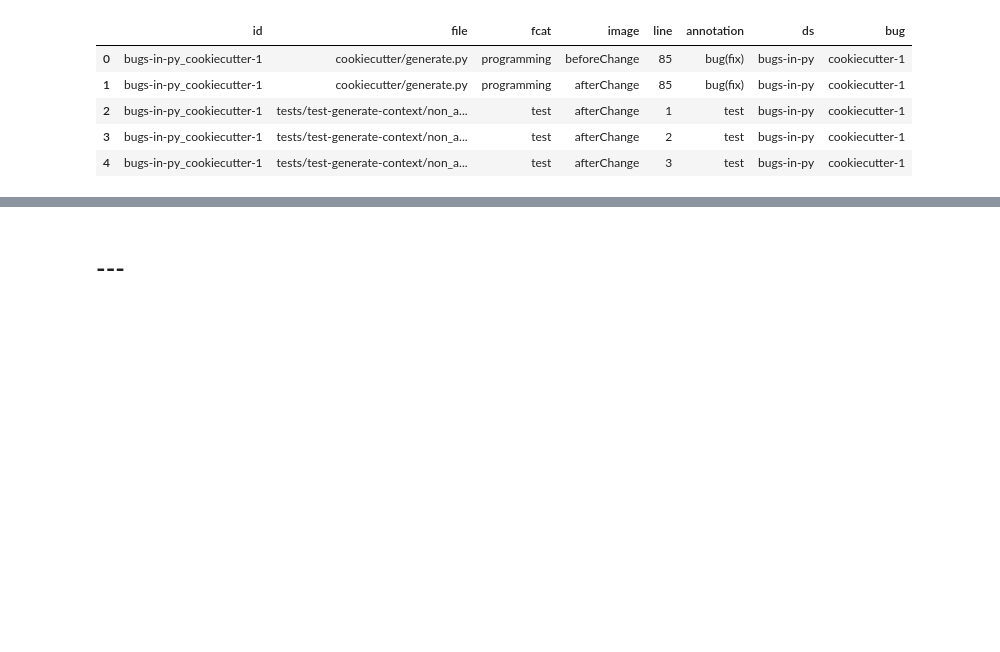
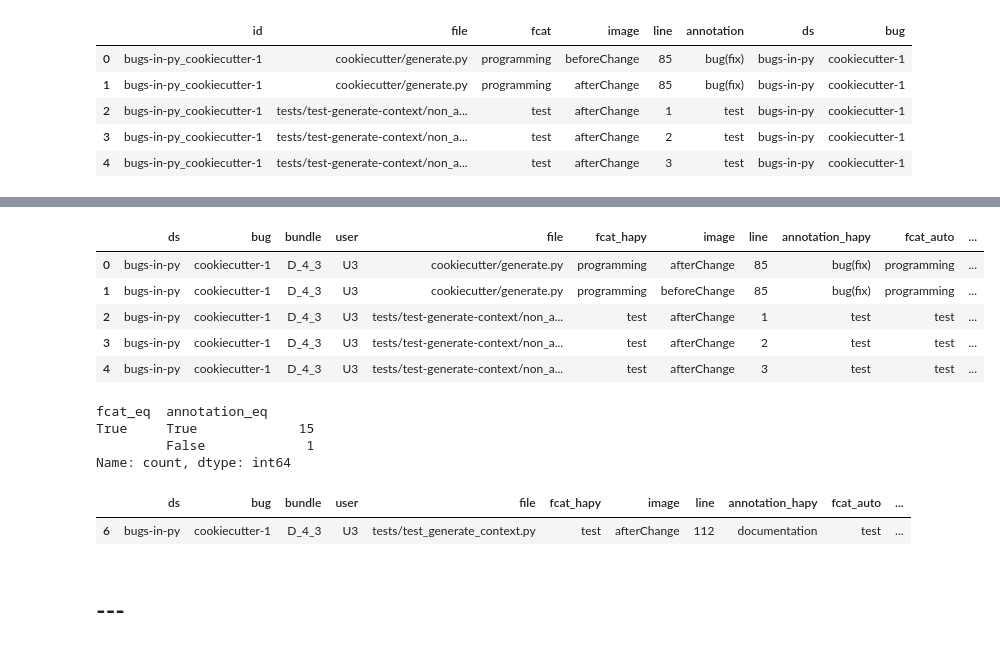
Before and after one commit to ncusi/PatchScope, a Jupyter notebook: notebooks/experiments/01-compare_annotations.ipynb, the cells around one changed output, grey strips where cells are left out. Cells and saved outputs as stored; diff of their text form; code cells hidden in the pictures; blank space fills up the shorter version.

```diff
--- a/notebooks/experiments/01-compare_annotations.ipynb
+++ b/notebooks/experiments/01-compare_annotations.ipynb
@@ -798,2 +835,26 @@ example_collective.head(5)
+# %%
+example_merge_sel['fcat_eq'] = example_merge_sel['fcat_hapy'] == example_merge_sel['fcat_auto']
+example_merge_sel['annotation_eq'] = example_merge_sel['annotation_hapy'] == example_merge_sel['annotation_auto']
+
+example_merge_sel.head()
+# %% [output]
+|  | ds | bug | bundle | user | file | fcat_hapy | image | line | annotation_hapy | fcat_auto | ... |
+| 0 | bugs-in-py | cookiecutter-1 | D_4_3 | U3 | cookiecutter/generate.py | programming | afterChange | 85 | bug(fix) | programming | ... |
+| 1 | bugs-in-py | cookiecutter-1 | D_4_3 | U3 | cookiecutter/generate.py | programming | beforeChange | 85 | bug(fix) | programming | ... |
+| 2 | bugs-in-py | cookiecutter-1 | D_4_3 | U3 | tests/test-generate-context/non_a... | test | afterChange | 1 | test | test | ... |
+| 3 | bugs-in-py | cookiecutter-1 | D_4_3 | U3 | tests/test-generate-context/non_a... | test | afterChange | 2 | test | test | ... |
+| 4 | bugs-in-py | cookiecutter-1 | D_4_3 | U3 | tests/test-generate-context/non_a... | test | afterChange | 3 | test | test | ... |
+# %%
+example_merge_sel[['fcat_eq', 'annotation_eq']].value_counts()
+# %% [output]
+fcat_eq  annotation_eq
+True     True             15
+         False             1
+Name: count, dtype: int64
+# %%
+example_merge_sel[(example_merge_sel['fcat_eq'] == False) | (example_merge_sel['annotation_eq'] == False)]
+# %% [output]
+|  | ds | bug | bundle | user | file | fcat_hapy | image | line | annotation_hapy | fcat_auto | ... |
+| 6 | bugs-in-py | cookiecutter-1 | D_4_3 | U3 | tests/test_generate_context.py | test | afterChange | 112 | documentation | test | ... |
 # %% [markdown]
 # ---
```
Also changed, not shown: parts of 4 cells of this notebook.
